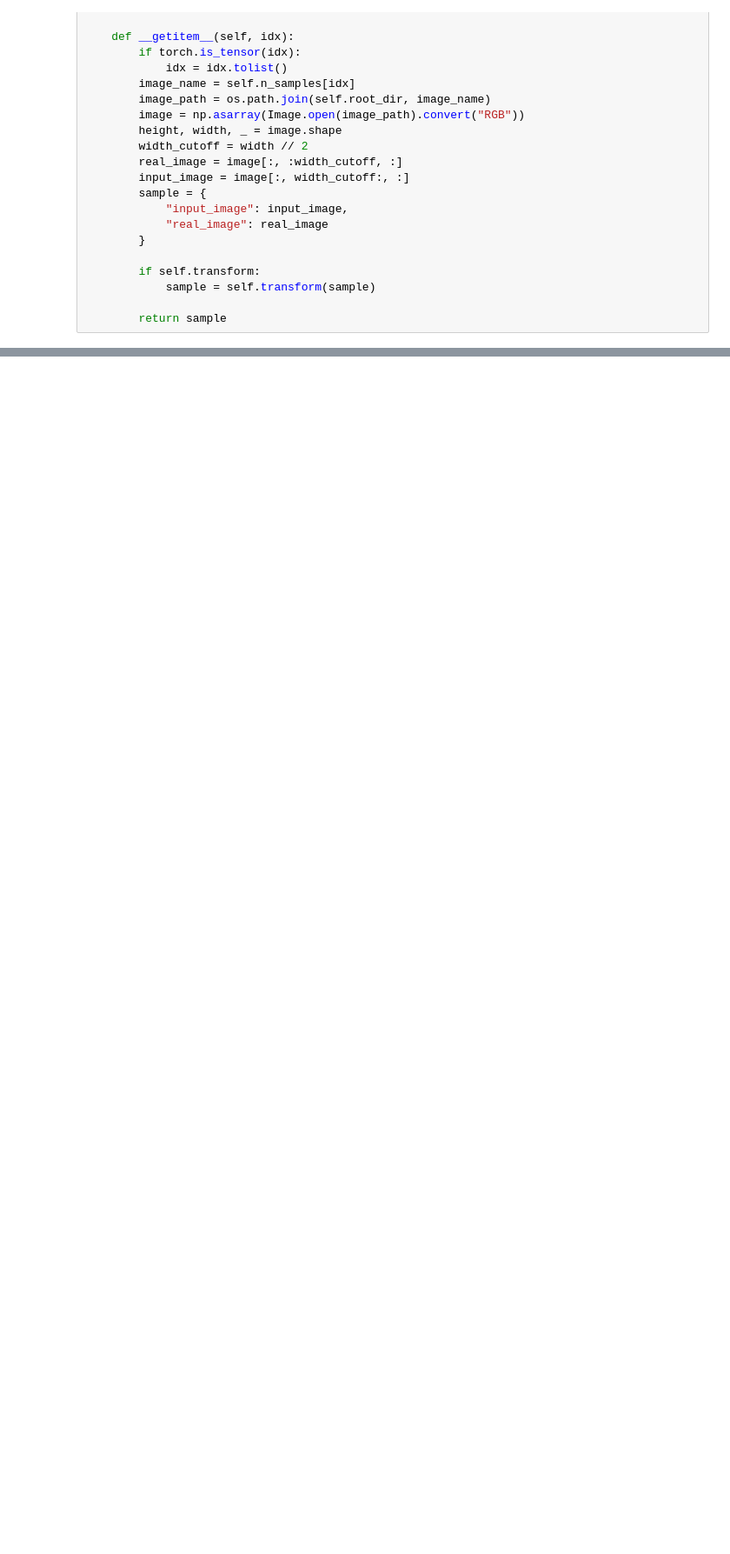
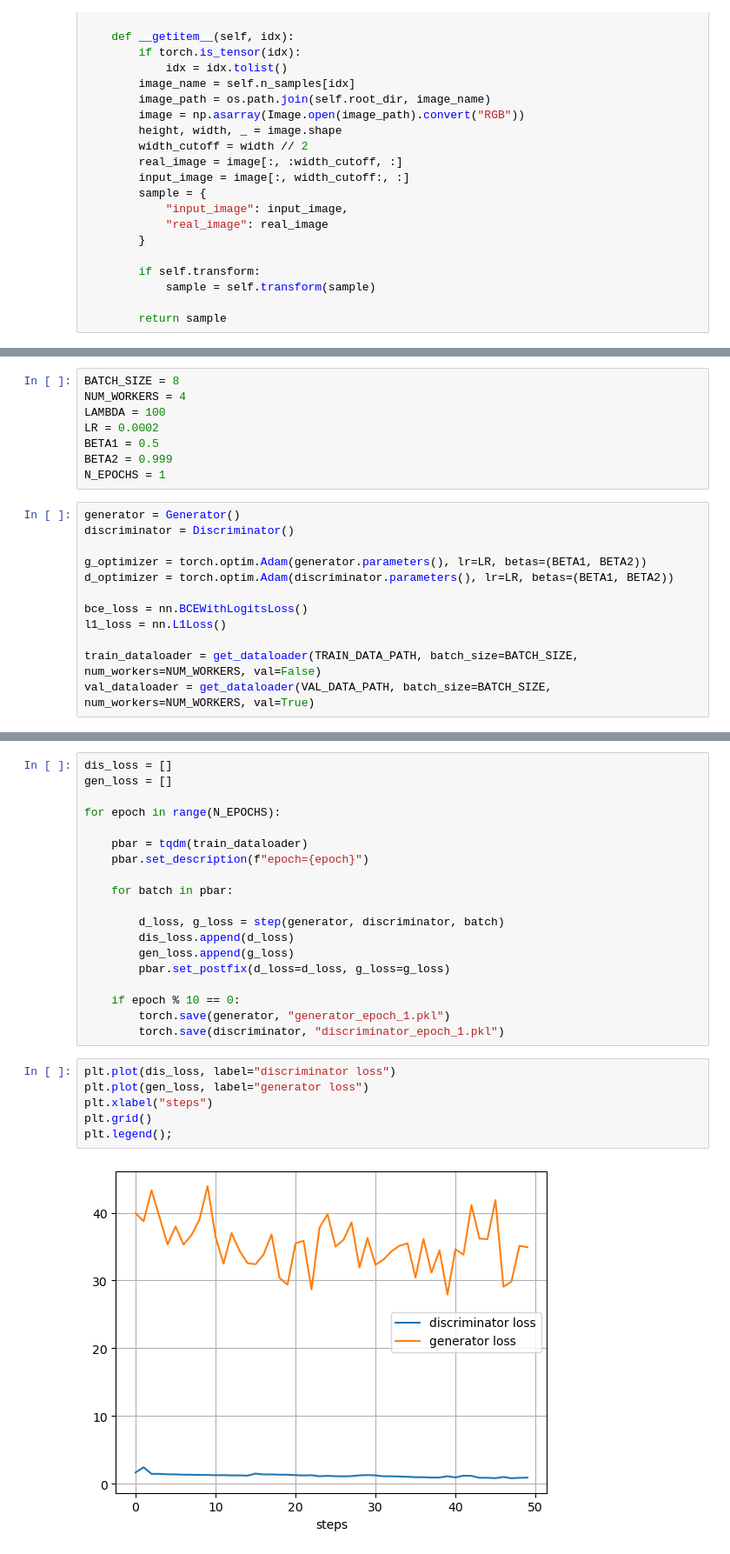
Before and after one commit to Dmitry-Galkin/RL-and-Advanced-DL, a Jupyter notebook: HW3/HW3.ipynb, the cells around one changed output, grey strips where cells are left out. Shown at 87% size. Drawn from its saved outputs; the diff is of its cells as text; blank space fills up the shorter version.

```diff
--- a/HW3/HW3.ipynb
+++ b/HW3/HW3.ipynb
@@ -155,0 +351,20 @@ for batch in train_dataloader:
+# %%
+BATCH_SIZE = 8
+NUM_WORKERS = 4
+LAMBDA = 100
+LR = 0.0002
+BETA1 = 0.5
+BETA2 = 0.999
+N_EPOCHS = 1
+# %%
+generator = Generator()
+discriminator = Discriminator()
+
+g_optimizer = torch.optim.Adam(generator.parameters(), lr=LR, betas=(BETA1, BETA2))
+d_optimizer = torch.optim.Adam(discriminator.parameters(), lr=LR, betas=(BETA1, BETA2))
+
+bce_loss = nn.BCEWithLogitsLoss()
+l1_loss = nn.L1Loss()
+
+train_dataloader = get_dataloader(TRAIN_DATA_PATH, batch_size=BATCH_SIZE, num_workers=NUM_WORKERS, val=False)
+val_dataloader = get_dataloader(VAL_DATA_PATH, batch_size=BATCH_SIZE, num_workers=NUM_WORKERS, val=True)
@@ -155,0 +421,27 @@ for batch in train_dataloader:
+# %%
+dis_loss = []
+gen_loss = []
+
+for epoch in range(N_EPOCHS):
+
+    pbar = tqdm(train_dataloader)
+    pbar.set_description(f"epoch={epoch}")
+
+    for batch in pbar:
+
+        d_loss, g_loss = step(generator, discriminator, batch)
+        dis_loss.append(d_loss)
+        gen_loss.append(g_loss)
+        pbar.set_postfix(d_loss=d_loss, g_loss=g_loss)
+
+    if epoch % 10 == 0:
+        torch.save(generator, "generator_epoch_1.pkl")
+        torch.save(discriminator, "discriminator_epoch_1.pkl")
+# %%
+plt.plot(dis_loss, label="discriminator loss")
+plt.plot(gen_loss, label="generator loss")
+plt.xlabel("steps")
+plt.grid()
+plt.legend();
+# %% [output]
+[figure, added]
```
Also changed, not shown: parts of 18 cells of this notebook.
